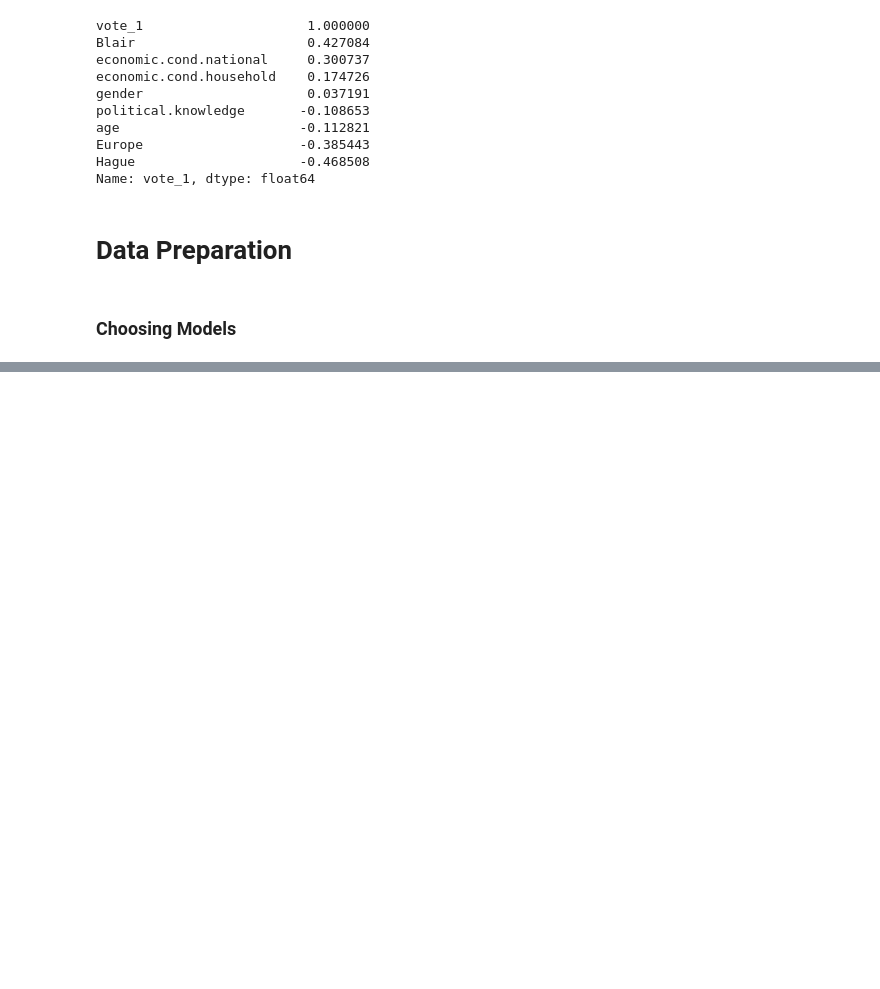
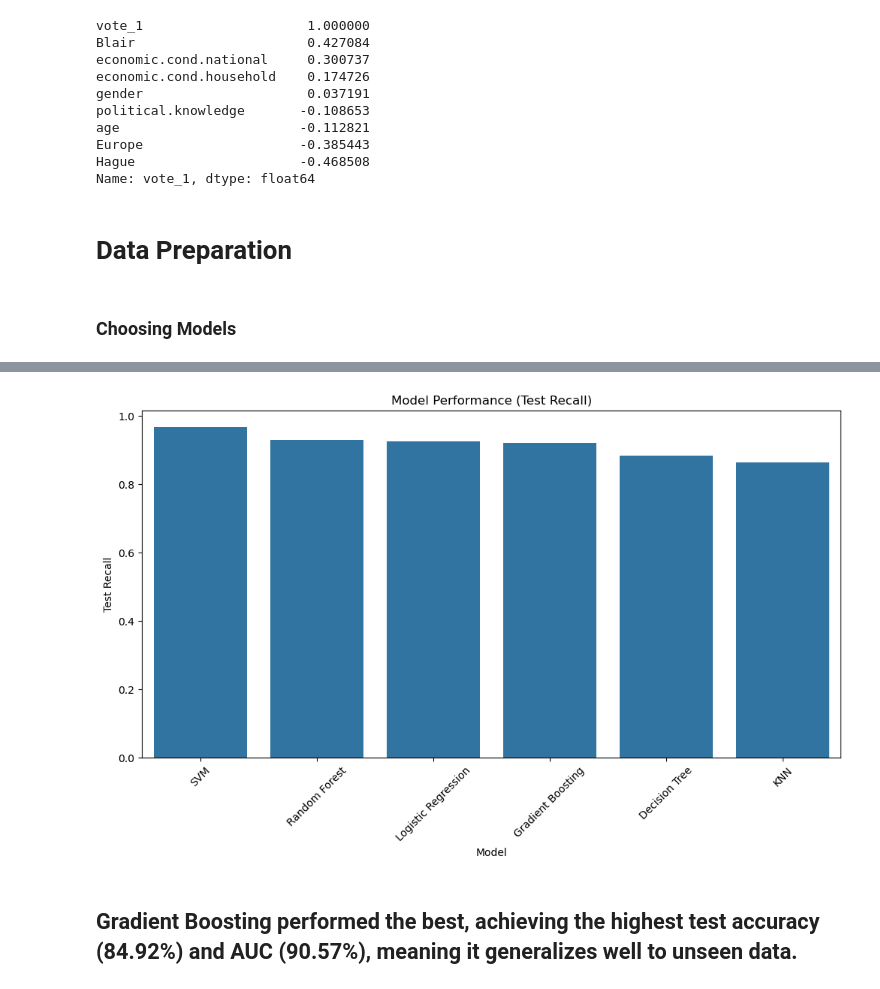
Before and after one commit to alokg-812/MachineLearning, a Jupyter notebook: MachineLearningSOT1/Project/ Sample Jupyter Notebook.ipynb, the cells around one changed output, grey strips where cells are left out. Saved outputs shown, nothing was run; the diff lists cells and outputs as text; code cells hidden in the pictures; blank space fills up the shorter version.

```diff
--- a/MachineLearningSOT1/Project/ Sample Jupyter Notebook.ipynb
+++ b/MachineLearningSOT1/Project/ Sample Jupyter Notebook.ipynb
@@ -375,0 +515,11 @@ Fitting 5 folds for each of 19800 candidates, totalling 99000 fits
+# %%
+# Test Recall comparision:
+plt.figure(figsize=(12,6))
+sns.barplot(x="Model", y="Test Recall", data=results_df.sort_values(by="Test Recall", ascending=False))
+plt.xticks(rotation=45)
+plt.title("Model Performance (Test Recall)")
+plt.show()
+# %% [output]
+[figure, added]
+# %% [markdown]
+## Gradient Boosting performed the best, achieving the highest test accuracy (84.92%) and AUC (90.57%), meaning it generalizes well to unseen data.
```
Also changed, not shown: parts of 19 cells of this notebook.
